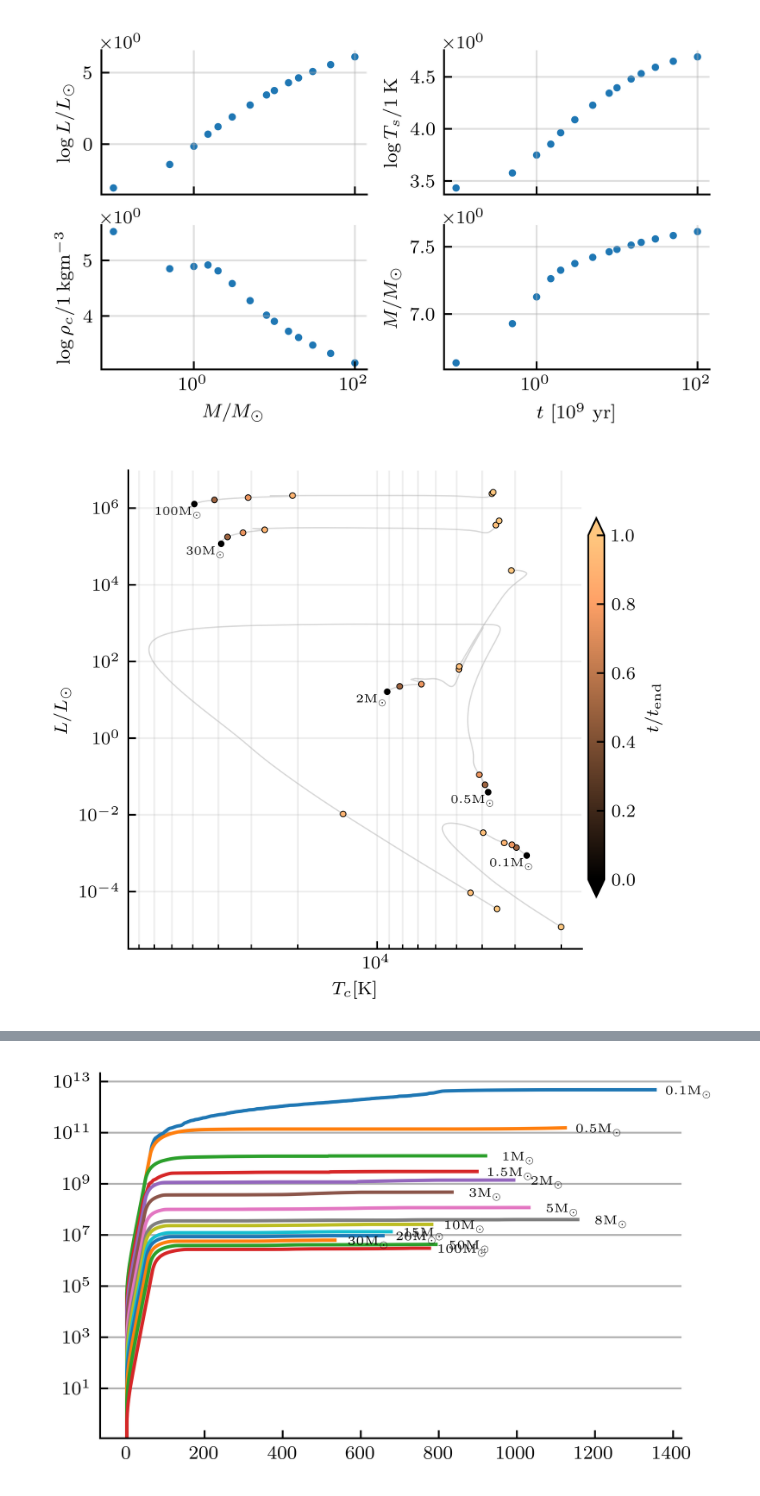
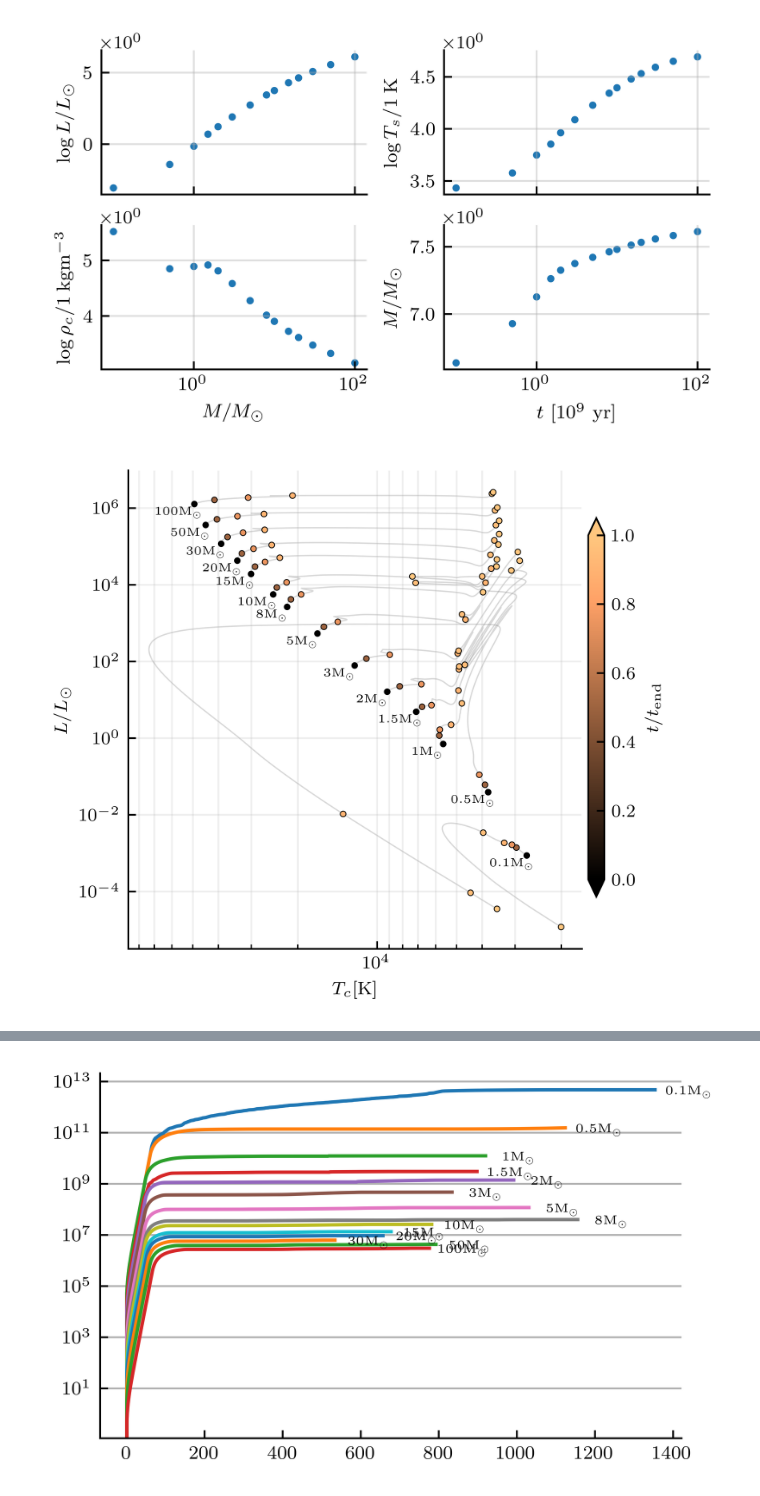
Before and after one commit to JeppJeppsson/Stellar_project, a Jupyter notebook: 3.2.ipynb, the cells around one changed output, grey strips where cells are left out. Saved outputs shown, nothing was run; the diff lists cells and outputs as text; code cells hidden in the pictures.

```diff
--- a/3.2.ipynb
+++ b/3.2.ipynb
@@ -104,46 +104,52 @@ def HR_plot(masses,time_frac,distinct_styles=False,annotated=False):
         ax.plot(10**df_mass['LogTs'],10**df_mass['LogL'],c='grey',
                 alpha=0.3, linewidth=0.6, zorder=1, linestyle=line_styles[i%len(line_styles)])
 
+        # Optional scatter time evolution
+        '''
+        color = cmap(norm(df_mass['t']/max(df_mass['t'])))
+        ax.scatter(10**df_mass['LogTs'],10**df_mass['LogL'],
+                   s=0.3, zorder=2, facecolors=color, marker='o')
+        '''
+
         # Scatter plot different snapshots
         time_frac_idx = [np.argmin(np.abs(df_mass['t'] - (t*np.max(df_mass['t']))))
                         for t in time_frac]
 
         color = cmap(norm(time_frac))
-
 
         ax.scatter(10**df_mass['LogTs'][time_frac_idx],10**df_mass['LogL'][time_frac_idx],
                         s=7, zorder=2, color=color, marker=mark_styles[i%len(mark_styles)],
                         edgecolors='k', linewidth=0.4)
 
         if annotated==True:
             ax.annotate(f'{mass:.3g}'+r'$\mathrm{M_\odot}$',
                         (10**df_mass['LogTs'][0],10**df_mass['LogL'][0]),
                         textcoords="offset points", xytext=(-7,-5), ha='center', fontsize=5.5)
 
 
     ax.set_yscale('log')
     ax.set_xscale('log')
 
     ax.xaxis.set_inverted(True)
 
     ax.set_xlabel(r'$T_c [\mathrm{K}]$')
     ax.set_ylabel(r'$L / L_\odot$')
 
     cbar_ax = fig.add_axes([1., 0.2, 0.03, 0.7])
     cbar = fig.colorbar(cm.ScalarMappable(cmap=cmap, norm=norm), cax=cbar_ax, extend = "both", aspect = 0.8)
     cbar.set_label(r'$t/t_\mathrm{end}$')
 
     ax.grid(which='both', alpha=0.2, visible=True)
 
 time_frac = np.array([0,.50,.75,.90,.95,1]) # Produce snapshots at these fractions of total simulated time
 
 masses2 = np.array([0.1,0.5,2,30,100])
 
 #HR_plot(masses2,time_frac)
 #HR_plot(masses2,time_frac,distinct_styles=True)
-HR_plot(masses2,time_frac,annotated=True)
+HR_plot(masses,time_frac,annotated=True)
 # %% [output]
-[figure, old version]
+[figure, new version]
 # %%
 # HR diagram (varying metallicity)
 
```
Also changed, not shown: parts of 1 cell of this notebook.
